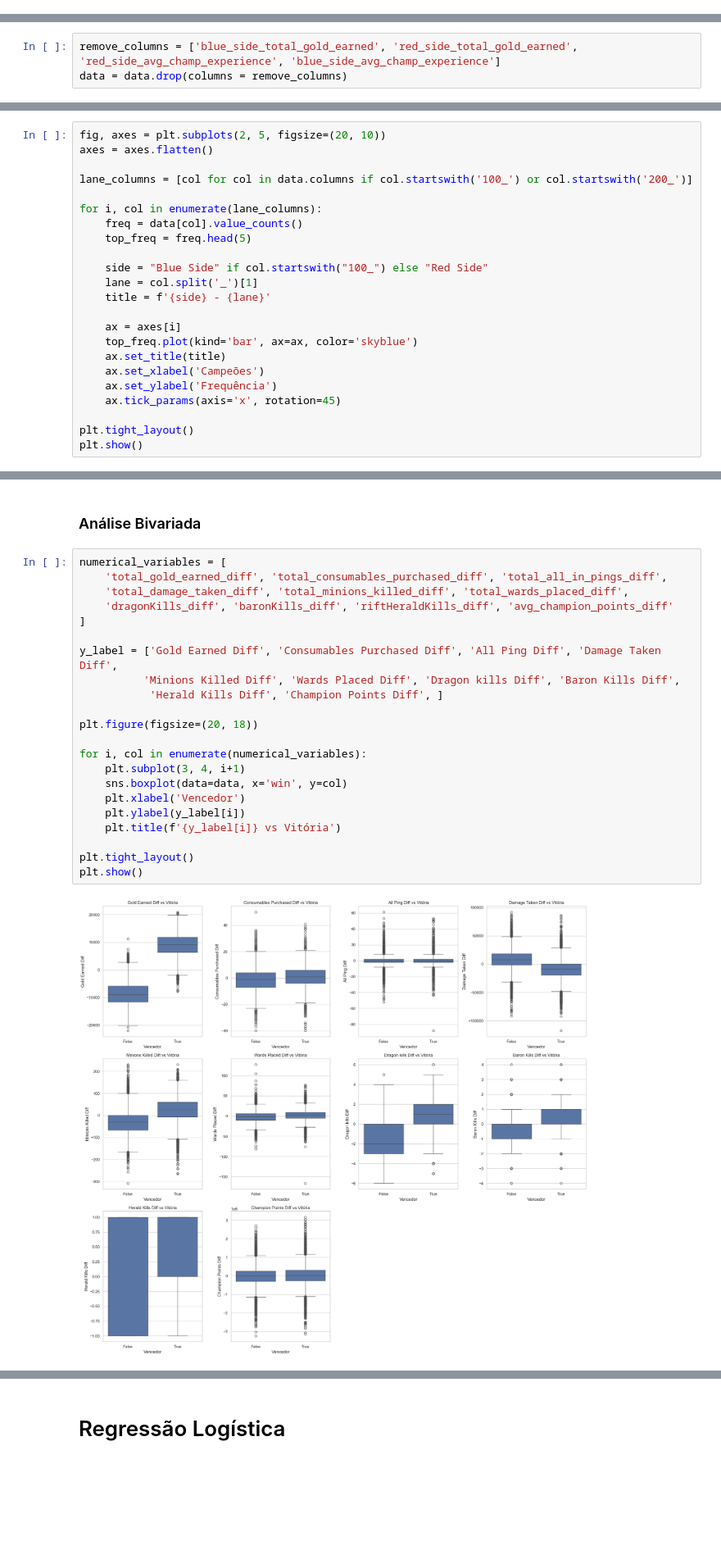
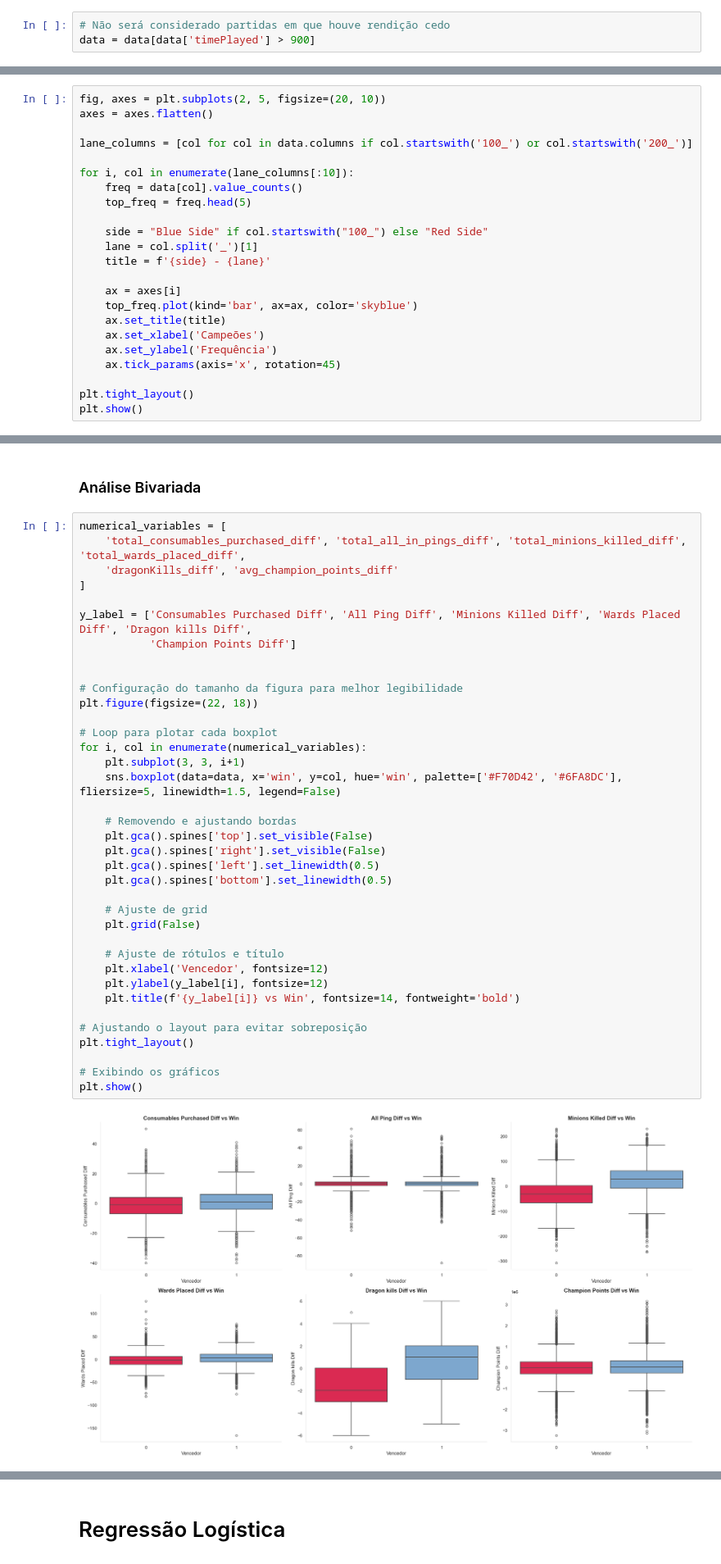
Before and after one commit to Mitysuo/LeagueOfLegendsDataLab, a Jupyter notebook: analysis.ipynb, the cells around one changed output, grey strips where cells are left out. Shown at 82% size. Saved outputs shown, nothing was run; the diff lists cells and outputs as text; blank space fills up the shorter version.

```diff
--- a/analysis.ipynb
+++ b/analysis.ipynb
@@ -48,8 +57,8 @@ data = pd.read_csv(os.path.join(docs_path, 'data.csv'))
+# %%
+# Não será considerado partidas em que houve rendição cedo
+data = data[data['timePlayed'] > 900]
 # %% [markdown]
 ### Pré Processamento
-# %%
-remove_columns = ['blue_side_total_gold_earned', 'red_side_total_gold_earned', 'red_side_avg_champ_experience', 'blue_side_avg_champ_experience']
-data = data.drop(columns = remove_columns)
 # %% [markdown]
 Criação de novas variáveis geradas a partir da diferença entre as equipes
 # %%
@@ -291,7 +269,7 @@ axes = axes.flatten()
 
 lane_columns = [col for col in data.columns if col.startswith('100_') or col.startswith('200_')]
 
-for i, col in enumerate(lane_columns):
+for i, col in enumerate(lane_columns[:10]):
     freq = data[col].value_counts()
     top_freq = freq.head(5)
 
@@ -340,28 +341,43 @@ plt.show()
 ### Análise Bivariada
 # %%
 numerical_variables = [
-    'total_gold_earned_diff', 'total_consumables_purchased_diff', 'total_all_in_pings_diff',
-    'total_damage_taken_diff', 'total_minions_killed_diff', 'total_wards_placed_diff',
-    'dragonKills_diff', 'baronKills_diff', 'riftHeraldKills_diff', 'avg_champion_points_diff'
+    'total_consumables_purchased_diff', 'total_all_in_pings_diff', 'total_minions_killed_diff', 'total_wards_placed_diff',
+    'dragonKills_diff', 'avg_champion_points_diff'
 ]
 
-y_label = ['Gold Earned Diff', 'Consumables Purchased Diff', 'All Ping Diff', 'Damage Taken Diff',
-          'Minions Killed Diff', 'Wards Placed Diff', 'Dragon kills Diff', 'Baron Kills Diff',
-           'Herald Kills Diff', 'Champion Points Diff', ]
+y_label = ['Consumables Purchased Diff', 'All Ping Diff', 'Minions Killed Diff', 'Wards Placed Diff', 'Dragon kills Diff',
+           'Champion Points Diff']
 
-plt.figure(figsize=(20, 18))
 
+# Configuração do tamanho da figura para melhor legibilidade
+plt.figure(figsize=(22, 18))
+
+# Loop para plotar cada boxplot
 for i, col in enumerate(numerical_variables):
-    plt.subplot(3, 4, i+1)
-    sns.boxplot(data=data, x='win', y=col)
-    plt.xlabel('Vencedor')
-    plt.ylabel(y_label[i])
-    plt.title(f'{y_label[i]} vs Vitória')
+    plt.subplot(3, 3, i+1)
+    sns.boxplot(data=data, x='win', y=col, hue='win', palette=['#F70D42', '#6FA8DC'], fliersize=5, linewidth=1.5, legend=False)
 
+    # Removendo e ajustando bordas
+    plt.gca().spines['top'].set_visible(False)
+    plt.gca().spines['right'].set_visible(False)
+    plt.gca().spines['left'].set_linewidth(0.5)
+    plt.gca().spines['bottom'].set_linewidth(0.5)
+
+    # Ajuste de grid
+    plt.grid(False)
+
+    # Ajuste de rótulos e título
+    plt.xlabel('Vencedor', fontsize=12)
+    plt.ylabel(y_label[i], fontsize=12)
+    plt.title(f'{y_label[i]} vs Win', fontsize=14, fontweight='bold')
+
+# Ajustando o layout para evitar sobreposição
 plt.tight_layout()
+
+# Exibindo os gráficos
 plt.show()
 # %% [output]
-[figure, old version]
+[figure, new version]
 # %%
 fig, axes = plt.subplots(2, 5, figsize=(20, 12))
 axes = axes.flatten()
```
Also changed, not shown: parts of 87 cells of this notebook, 3 other files.
